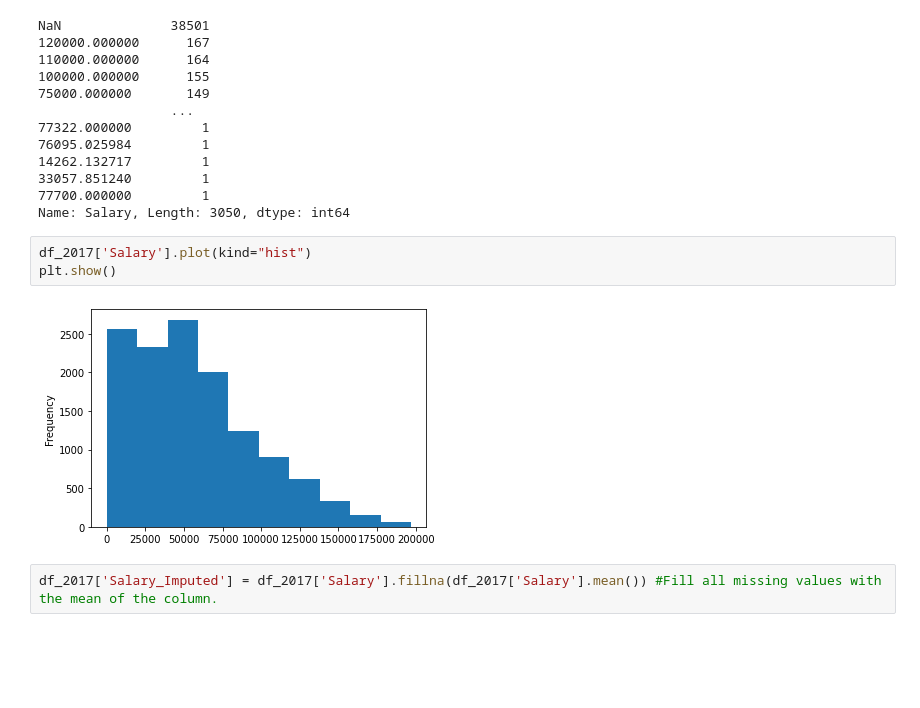
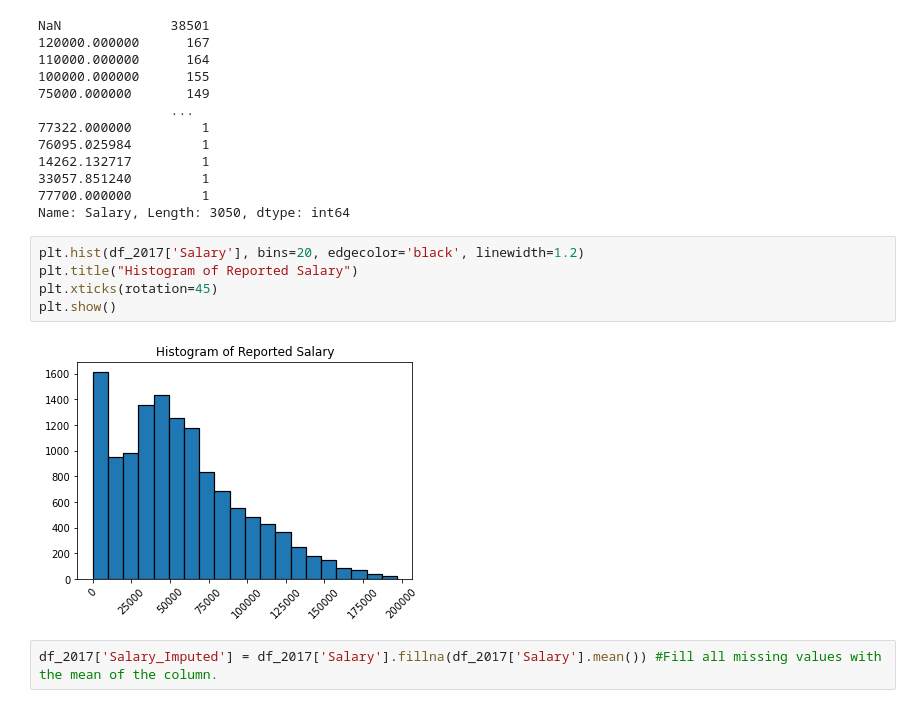
Before and after one commit to goitom/project_1_blog_post, a Jupyter notebook: Stack_Overflow_Survey_RemoteWork.ipynb, the cells around one changed output. Saved outputs shown, nothing was run; the diff lists cells and outputs as text; blank space fills up the shorter version.

```diff
--- a/Stack_Overflow_Survey_RemoteWork.ipynb
+++ b/Stack_Overflow_Survey_RemoteWork.ipynb
@@ -111,10 +117,12 @@ NaN              38501
 33057.851240         1
 77700.000000         1
 Name: Salary, Length: 3050, dtype: int64
-# %%
-df_2017['Salary'].plot(kind="hist")
-plt.show()
-# %% [output]
-[figure, removed]
+# %%
+plt.hist(df_2017['Salary'], bins=20, edgecolor='black', linewidth=1.2)
+plt.title("Histogram of Reported Salary")
+plt.xticks(rotation=45)
+plt.show()
+# %% [output]
+[figure, added]
 # %%
 df_2017['Salary_Imputed'] = df_2017['Salary'].fillna(df_2017['Salary'].mean()) #Fill all missing values with the mean of the column.
```
Also changed, not shown: parts of 10 cells of this notebook, 6 other files.
